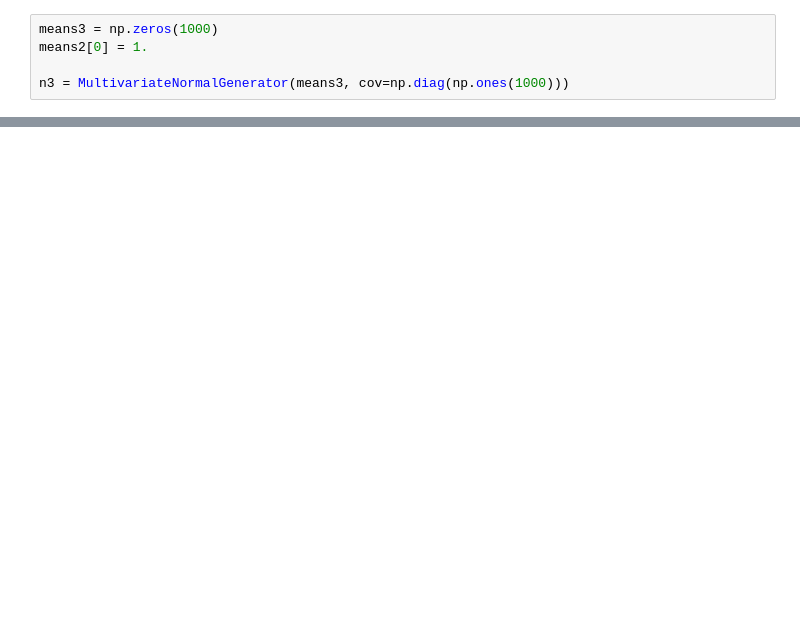
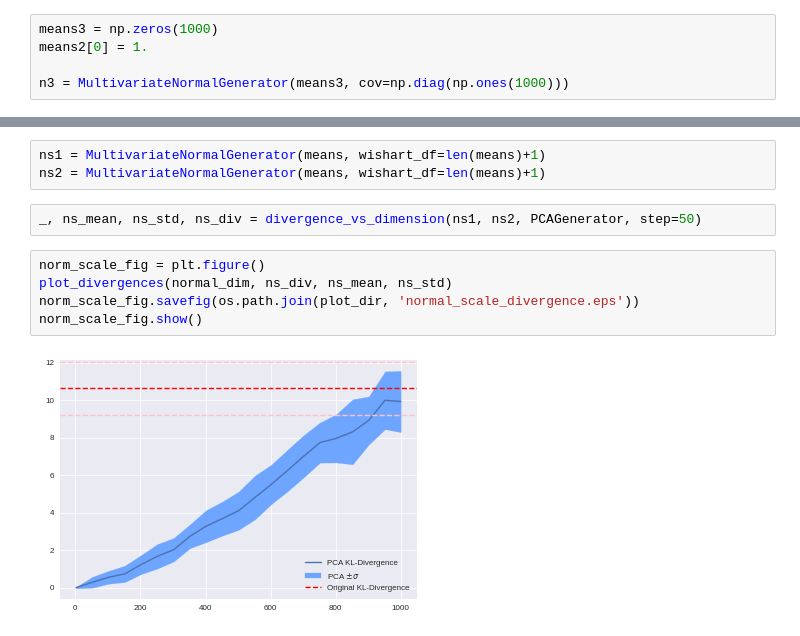
Before and after one commit to ayllon/SOMA, a Jupyter notebook: notebooks/pca_kl_divergence.ipynb, the cells around one changed output, grey strips where cells are left out. Drawn from its saved outputs; the diff is of its cells as text; blank space fills up the shorter version.

```diff
--- a/notebooks/pca_kl_divergence.ipynb
+++ b/notebooks/pca_kl_divergence.ipynb
@@ -146,0 +101,12 @@ plt.show()
+# %%
+ns1 = MultivariateNormalGenerator(means, wishart_df=len(means)+1)
+ns2 = MultivariateNormalGenerator(means, wishart_df=len(means)+1)
+# %%
+_, ns_mean, ns_std, ns_div = divergence_vs_dimension(ns1, ns2, PCAGenerator, step=50)
+# %%
+norm_scale_fig = plt.figure()
+plot_divergences(normal_dim, ns_div, ns_mean, ns_std)
+norm_scale_fig.savefig(os.path.join(plot_dir, 'normal_scale_divergence.eps'))
+norm_scale_fig.show()
+# %% [output]
+[figure, added]
```
Also changed, not shown: parts of 17 cells of this notebook, 9 other files.
